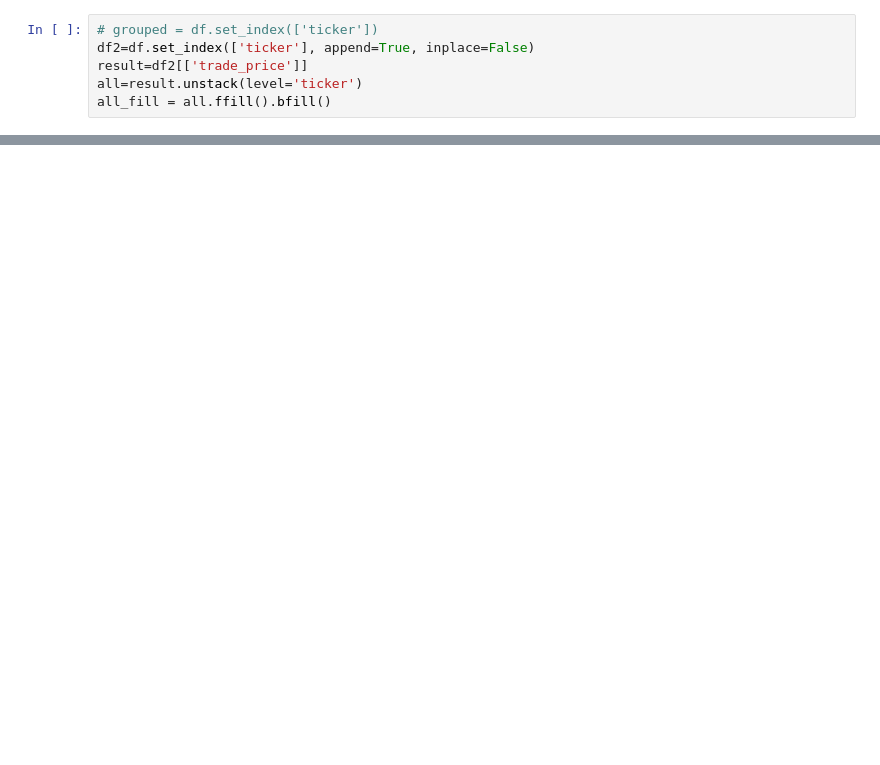
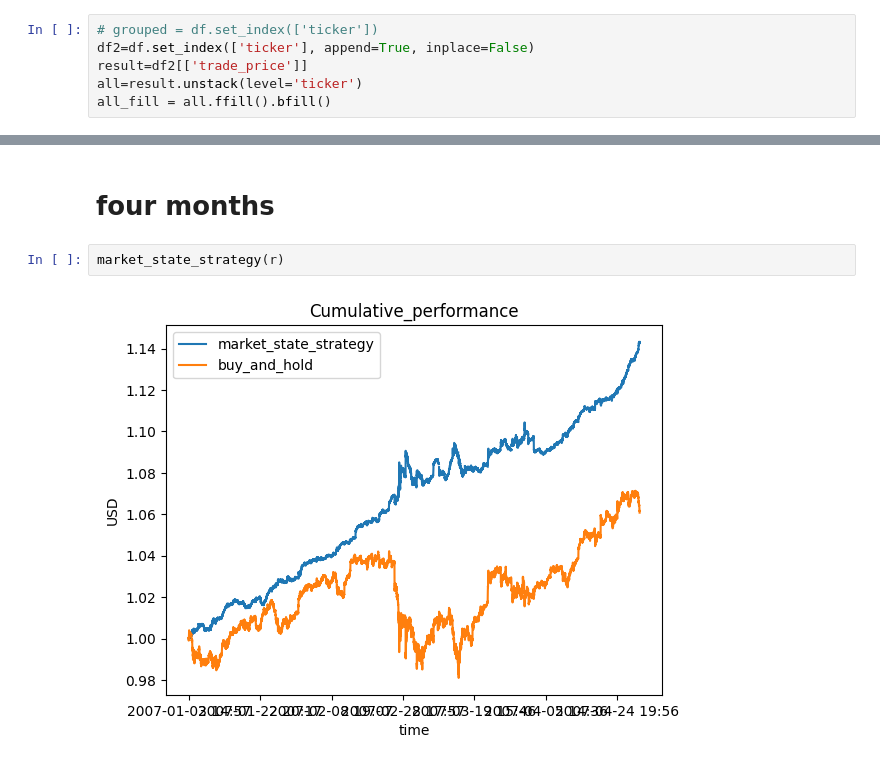
Before and after one commit to chgendreau/market-states-trading-strategy, a Jupyter notebook: strateg_test.ipynb, the cells around one changed output, grey strips where cells are left out. Drawn from its saved outputs; the diff is of its cells as text; blank space fills up the shorter version.

```diff
--- a/strateg_test.ipynb
+++ b/strateg_test.ipynb
@@ -211,0 +324,6 @@ print((df['trade_price'].isnull().mean() * 100).round(2))
+# %% [markdown]
+# four months
+# %%
+market_state_strategy(r)
+# %% [output]
+[figure, added]
```
Also changed, not shown: parts of 15 cells of this notebook, 1 other file.
